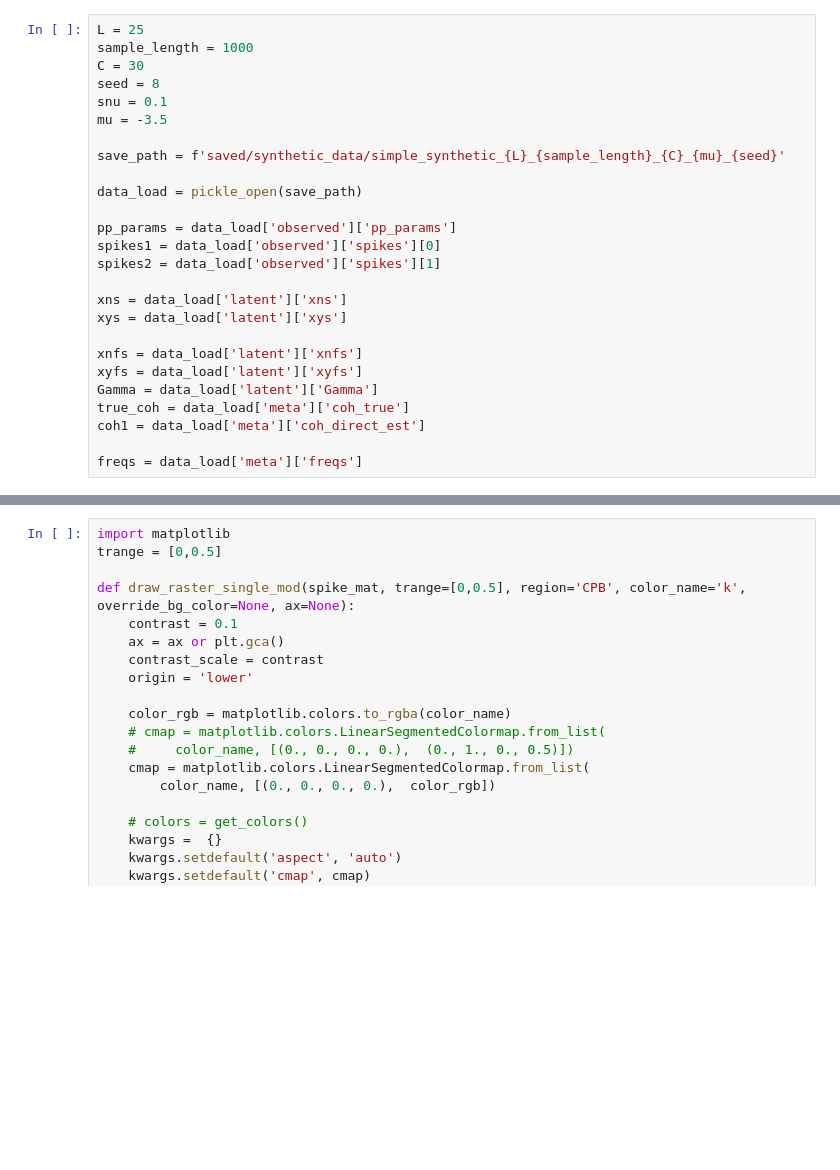
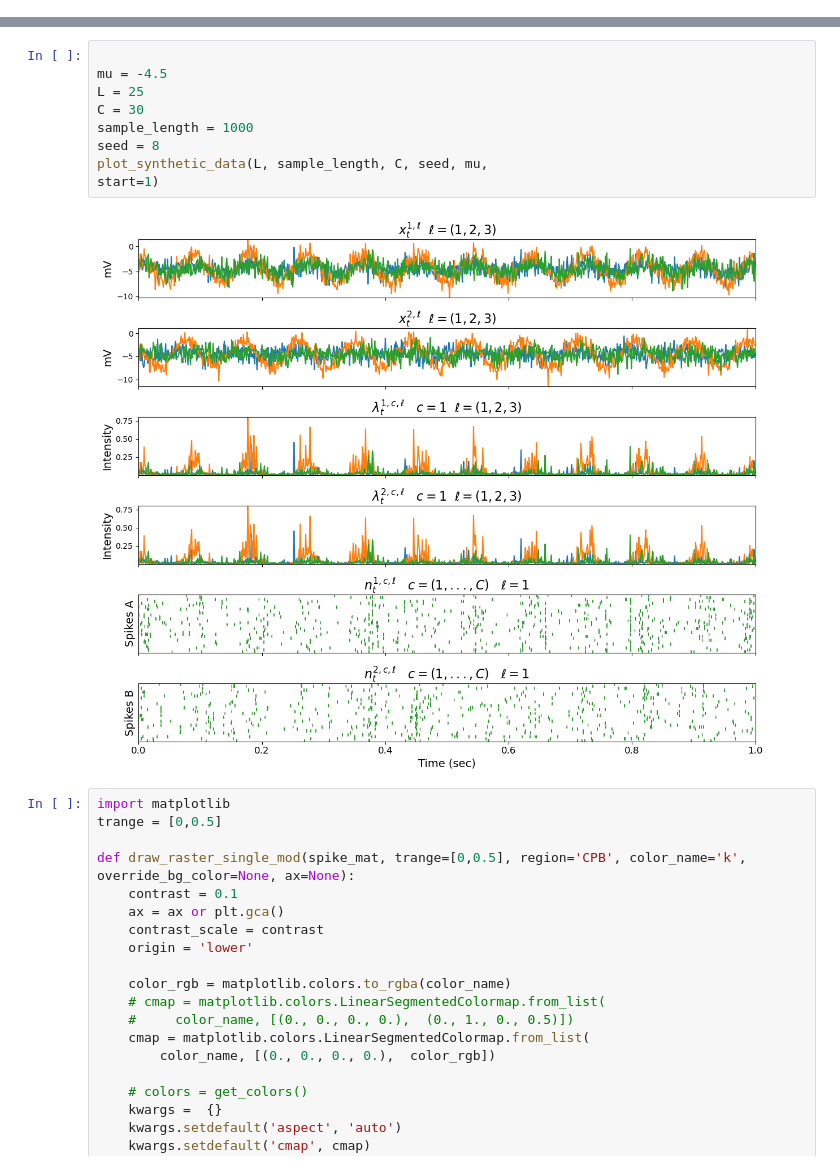
Before and after one commit to Stephen-Lab-BU/sgc, a Jupyter notebook: experiments/sgc/view_synthetic.ipynb, the cells around one changed output, grey strips where cells are left out. Drawn from its saved outputs; the diff is of its cells as text; blank space fills up the shorter version.

Commit message:
new idft mat; updated synthetic data gen

```diff
--- a/experiments/sgc/view_synthetic.ipynb
+++ b/experiments/sgc/view_synthetic.ipynb
@@ -5,26 +4,0 @@ from cohlib.utils import pickle_open
-# %%
-L = 25
-sample_length = 1000
-C = 30
-seed = 8
-snu = 0.1
-mu = -3.5
-
-save_path = f'saved/synthetic_data/simple_synthetic_{L}_{sample_length}_{C}_{mu}_{seed}'
-
-data_load = pickle_open(save_path)
-
-pp_params = data_load['observed']['pp_params']
-spikes1 = data_load['observed']['spikes'][0]
-spikes2 = data_load['observed']['spikes'][1]
-
-xns = data_load['latent']['xns']
-xys = data_load['latent']['xys']
-
-xnfs = data_load['latent']['xnfs']
-xyfs = data_load['latent']['xyfs']
-Gamma = data_load['latent']['Gamma']
-true_coh = data_load['meta']['coh_true']
-coh1 = data_load['meta']['coh_direct_est']
-
-freqs = data_load['meta']['freqs']
@@ -116,4 +73,15 @@ def plot_synthetic_data(L, sample_length, C, snu, seed, mu):
     plt.tight_layout()
+# %%
+
+mu = -4.5
+L = 25
+C = 30
+sample_length = 1000
+seed = 8
+plot_synthetic_data(L, sample_length, C, seed, mu,
+start=1)
+# %% [output]
+[figure, added]
 # %%
 import matplotlib
 trange = [0,0.5]
```
Also changed, not shown: parts of 5 cells of this notebook, 12 other files.
